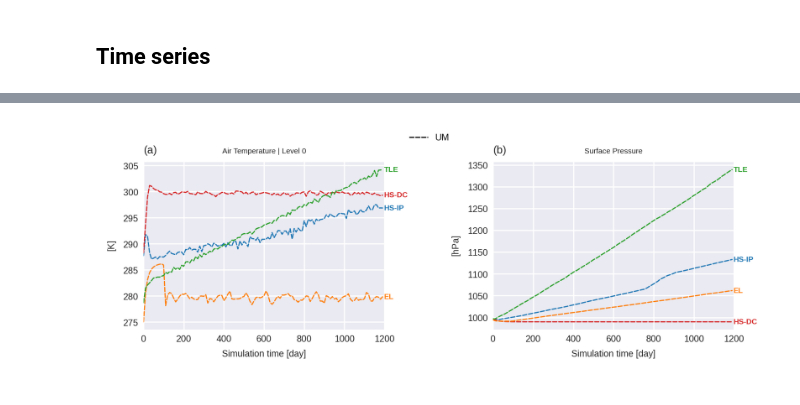
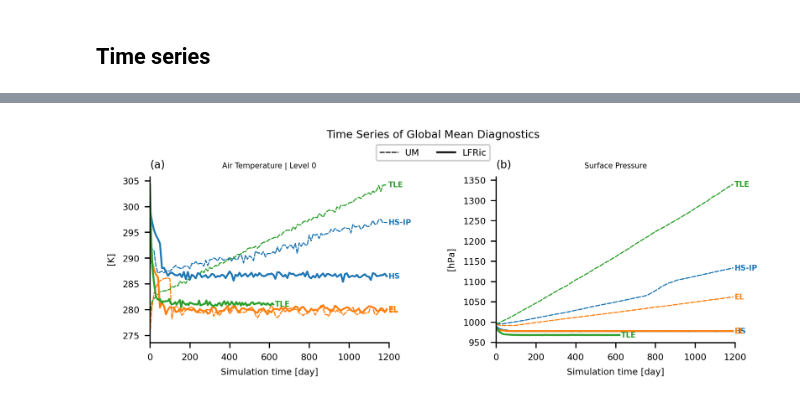
Before and after one commit to dennissergeev/lfric_exo_bench_code, a Jupyter notebook: src/scripts/External-Forcing.ipynb, the cells around one changed output, grey strips where cells are left out. Cells and saved outputs as stored; diff of their text form; code cells hidden in the pictures.

```diff
--- a/src/scripts/External-Forcing.ipynb
+++ b/src/scripts/External-Forcing.ipynb
@@ -252,7 +273,7 @@ for model_key, model_prop in MODELS.items():
 DIAGS = {
     "temp": {
         "recipe": lambda cl, model=um: zonal_mean(
-            last_n_day_mean(cl.extract_cube(model.temp), 1000)
+            after_n_day_mean(cl.extract_cube(model.temp), 200)
         ),
         "title": "Air Temperature",
         "tex_units": "$K$",
@@ -270,7 +291,7 @@ DIAGS = {
     },
     "u": {
         "recipe": lambda cl, model=um: zonal_mean(
-            last_n_day_mean(cl.extract_cube(model.u), 1000)
+            after_n_day_mean(cl.extract_cube(model.u), 200)
         ),
         "title": "Eastward Wind",
         "tex_units": "$m$ $s^{-1}$",
@@ -290,7 +311,7 @@ DIAGS = {
 # %% [markdown]
 ### Plot all cases
 # %%
-for sim_label in ["el"]:
+for sim_label in ["tle"]:
     sim_prop = SIM_CASES[sim_label]
 
     fig = plt.figure(figsize=(7, 5))
@@ -330,8 +351,8 @@ for sim_label in ["el"]:
 
             cube = diag_prop["recipe"](runs_sigma_p[model_key][sim_label], model=model)
             cube.convert_units(tex2cf_units(diag_prop["tex_units"]))
-            x = cube.coord(um.y).points
-            y = cube.coord("atmosphere_hybrid_sigma_pressure_coordinate").points
+            x = cube.coord(model.y).points
+            y = cube.coord(model.s).points
             z = cube.data
 
             plt_items = itemgetter("plt_method", "kw_plt", "add_colorbar", "add_clabel")
@@ -356,2 +377,5 @@ Saved to ../figures/exf__um_lfric__el__zm__temp_u.png
+# %%
+sim_label = "tle"
+sim_prop = SIM_CASES[sim_label]
 # %%
 DIAGS = {
@@ -490,52 +653,55 @@ DIAGS = {
 }
 # %%
 fig = plt.figure(figsize=(7, 2))
+fig.suptitle("Time Series of Global Mean Diagnostics", y=1.1)
+
 axd = fig.subplot_mosaic([DIAGS.keys()], gridspec_kw={"wspace": 0.45}, sharex=True)
 iletters = subplot_label_generator()
 for ax in axd.values():
     ax.set_title(f"({next(iletters)})", loc="left")
 
-model_key = "um"
-model_prop = MODELS[model_key]
-
-for diag_key, diag_prop in DIAGS.items():
-    ax = axd[diag_key]
-    ax.set_title(diag_prop["name"], size="small")
-    # ax.set_ylim(diag_prop.get("lim"))
-    ax.set_ylabel(f"[{diag_prop['tex_units']}]")
-    ax.set_xlim(0, 1200)
-    ax.set_xticks(np.arange(0, 1201, 200), dtype=int)
-    if ax.get_subplotspec().is_last_row():
-        ax.set_xlabel("Simulation time [day]")
-    ax.spines["right"].set_visible(False)
-    ax.spines["top"].set_visible(False)
-    for sim_label, sim_prop in SIM_CASES.items():
-        cube = diag_prop["recipe"](runs[model_key][sim_label])
-        cube.convert_units(tex2cf_units(diag_prop["tex_units"]))
-        days = get_cube_rel_days(cube)
-        x = days
-        y = cube.data
-        ax.plot(x, y, **sim_prop["kw_plt"], **model_prop["kw_plt"])
-        ax.annotate(
-            text=sim_prop["short_title"],
-            xy=(x[-1], y[-1]),
-            xytext=(1, 0),
-            textcoords="offset points",
-            va="center",
-            color=sim_prop["kw_plt"]["color"],
-            fontsize="small",
-            weight="bold",
-        )
-add_custom_legend(
+for model_key, model_prop in MODELS.items():
+    for diag_key, diag_prop in DIAGS.items():
+        ax = axd[diag_key]
+        ax.set_title(diag_prop["name"], size="small")
+        # ax.set_ylim(diag_prop.get("lim"))
+        ax.set_ylabel(f"[{diag_prop['tex_units']}]")
+        ax.set_xlim(0, 1200)
+        ax.set_xticks(np.arange(0, 1201, 200), dtype=int)
+        if ax.get_subplotspec().is_last_row():
+            ax.set_xlabel("Simulation time [day]")
+        ax.spines["right"].set_visible(False)
+        ax.spines["top"].set_visible(False)
+        for sim_label, sim_prop in SIM_CASES.items():
+            cube = diag_prop["recipe"](runs[model_key][sim_label])
+            cube.convert_units(tex2cf_units(diag_prop["tex_units"]))
+            days = get_cube_rel_days(cube)
+            x = days
+            y = cube.data
+            ax.plot(x, y, **sim_prop["kw_plt"], **model_prop["kw_plt"])
+            short_title = sim_prop["short_title"]
+            if model_key == "lfric" and sim_label == "hs":
+                short_title = short_title.rstrip("-IP")
+            ax.annotate(
+                text=short_title,
+                xy=(x[-1], y[-1]),
+                xytext=(1, 0),
+                textcoords="offset points",
+                va="center",
+                color=sim_prop["kw_plt"]["color"],
+                fontsize="small",
+                weight="bold",
+            )
+    add_custom_legend(
+        fig,
+        {v["title"]: {"color": "k", **v["kw_plt"]} for v in MODELS.values()},
+        ncol=len(MODELS),
+        loc="upper center",
+        bbox_to_anchor=(0.5, 1.05),
+    )
+figsave(
     fig,
-    {v["title"]: {"color": "k", **v["kw_plt"]} for v in MODELS.values()},
-    ncol=len(MODELS),
-    loc="upper center",
-    bbox_to_anchor=(0.5, 1.05),
+    paths.figures
+    / f"exf__{'_'.join(MODELS.keys())}__{'_'.join(SIM_CASES.keys())}__{'_'.join(DIAGS.keys())}",
 )
-# figsave(
-#     fig,
-#     paths.figures
-#     / f"exf_{'_'.join(MODELS.keys())}_{'_'.join(SIM_CASES.keys())}_{'_'.join(DIAGS.keys())}",
-# )
 # %% [output]
@@ -542 +709 @@ add_custom_legend(
-[figure, old version]
+[figure, new version]
```
Also changed, not shown: parts of 15 cells of this notebook, 6 other files.
